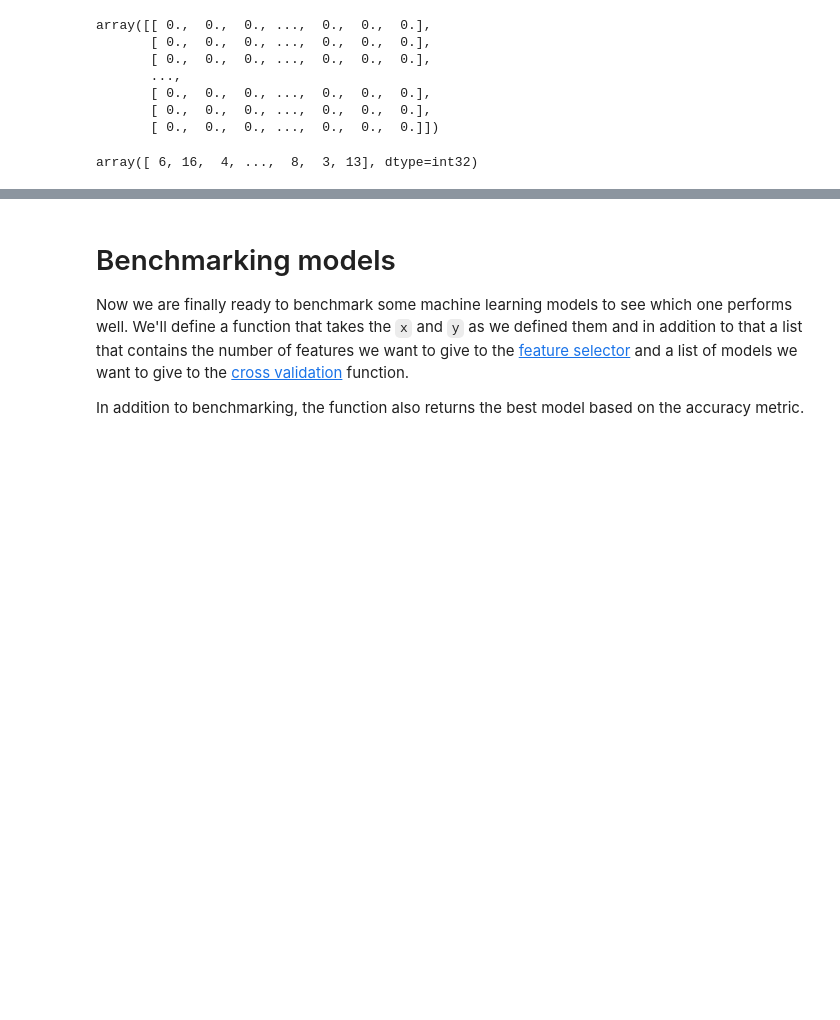
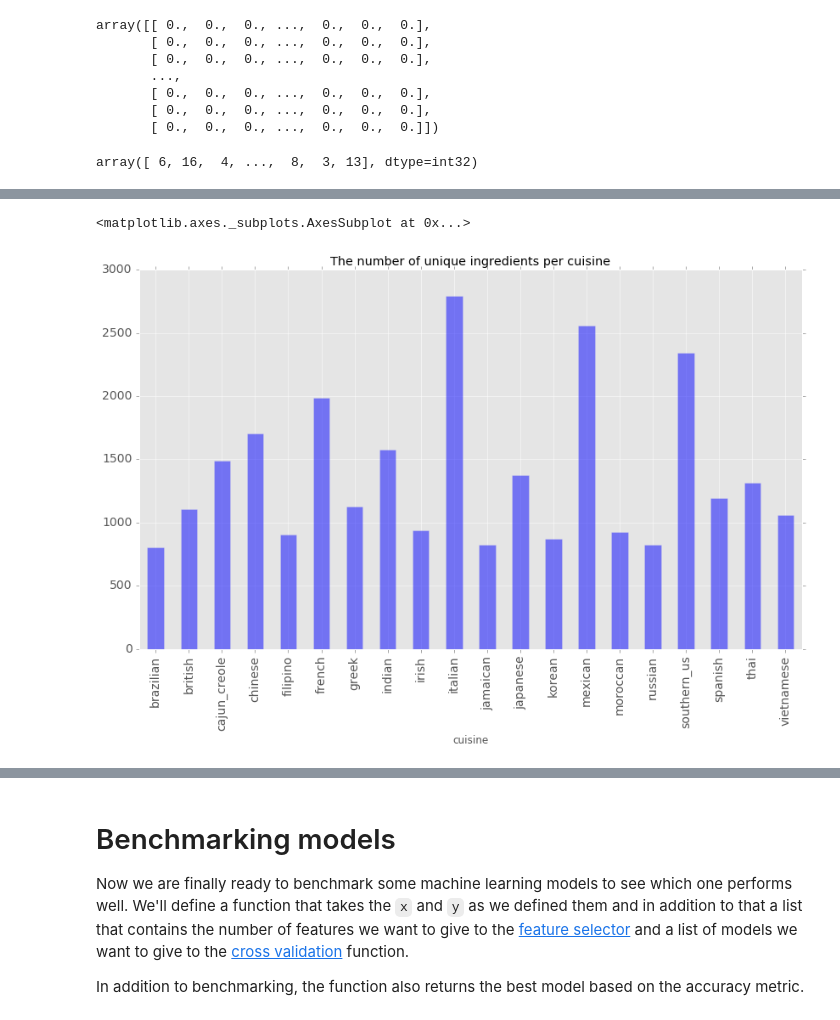
Before and after one commit to stretchhog/playing-with-data, a Jupyter notebook: whats-cooking/What's cooking.ipynb, the cells around one changed output, grey strips where cells are left out. Drawn from its saved outputs; the diff is of its cells as text; code cells hidden in the pictures; blank space fills up the shorter version.

```diff
--- a/whats-cooking/What's cooking.ipynb
+++ b/whats-cooking/What's cooking.ipynb
@@ -84,22 +81,23 @@ df.head(6)
 ## Converting to numpy
 We have decided to create a sparse boolean matrix where each row represents an observation, a recipe, and each column is an ingredient from the entire `train.json`. For the column/ingredient that occurs in the observation/recipe we place a `1` in the matrix.
 # %%
-def construct_data_matrix(n_rows, stacked_ingredients, ingredients):
-    R = stacked_ingredients.index
-    C = np.searchsorted(ingredients,stacked_ingredients.values)
-    x = np.zeros((n_rows, len(ingredients)))
+def construct_data_matrix(df, ingredients):
+    lens = [len(i) for i in df.ingredients]
+    R = np.repeat(np.arange(len(lens)),lens)
+    C = np.searchsorted(ingredients, np.concatenate(df.ingredients.values))
+
+    x = np.zeros((len(df), len(ingredients)))
     x[R, C] = 1
     return x
 
 def stack_ingredients(df):
     return df.ingredients.str.split(', ').apply(lambda x: Series(x)).stack().reset_index(level=1, drop=True)
 
-def get_unique_sorted_ingredients(stacked_ingredients):
-    return sorted(stacked_ingredients.unique())
+def get_unique_sorted_ingredients(df):
+    return np.array(sorted(set(np.concatenate(df.ingredients.values))))
 # %%
-stacked_ingredients = stack_ingredients(df)
-unique_sorted_ingredients = get_unique_sorted_ingredients(stacked_ingredients)
-x = construct_data_matrix(len(df), stacked_ingredients, unique_sorted_ingredients)
+unique_sorted_ingredients = get_unique_sorted_ingredients(df)
+x = construct_data_matrix(df, unique_sorted_ingredients)
 y = df.cuisine_encoded.values
 # %% [markdown]
 The matrix `x` and the vector `y` look like this:
@@ -119,0 +134,10 @@ array([ 6, 16,  4, ...,  8,  3, 13], dtype=int32)
+# %%
+dfx = DataFrame(x, columns = unique_sorted_ingredients)
+dfx['cuisine'] = df.cuisine
+# %%
+r = pivot_table(dfx, index='cuisine').transpose().apply(np.count_nonzero)
+r.plot(kind='bar', alpha=0.5, x='cuisine', y='nr of recipes', title='The number of unique ingredients per cuisine',
+       figsize=(14, 8), fontsize=14)
+# %% [output]
+<matplotlib.axes._subplots.AxesSubplot at 0x...>
+[figure, added]
```
Also changed, not shown: parts of 24 cells of this notebook.
